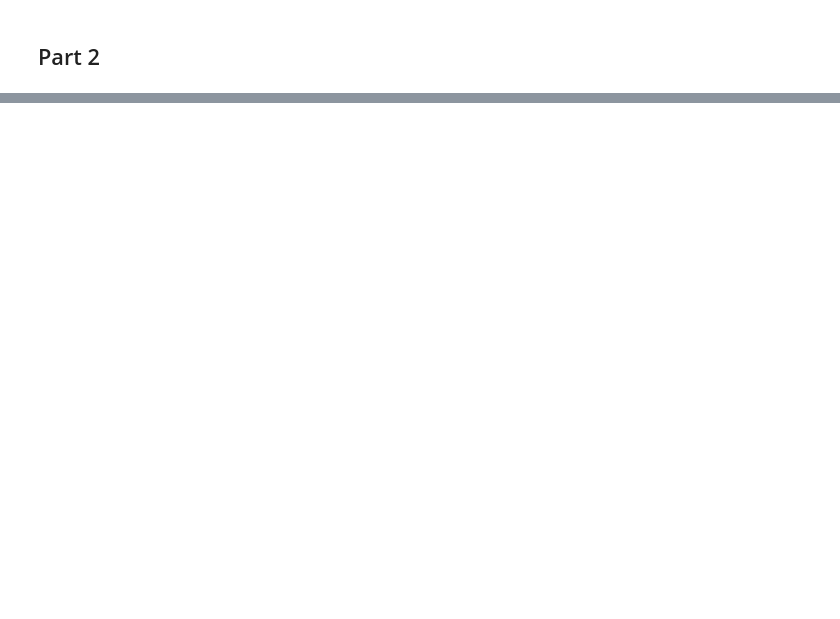
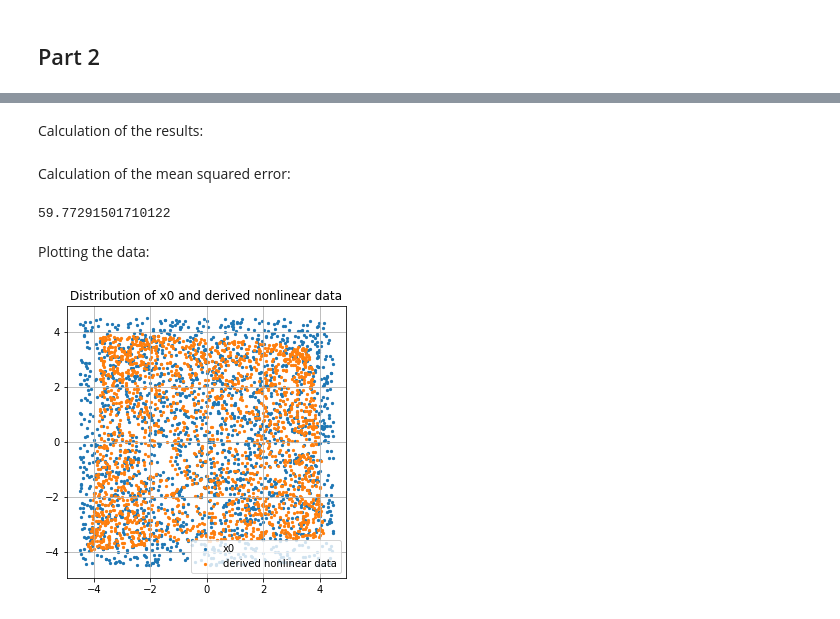
Before and after one commit to clarissanjani/MLCMS_Exercise5, a Jupyter notebook: Task3/Task3.ipynb, the cells around one changed output, grey strips where cells are left out. Saved outputs shown, nothing was run; the diff lists cells and outputs as text; code cells hidden in the pictures; blank space fills up the shorter version.

Commit message:
Changes to task 3 pushed

```diff
--- a/Task3/Task3.ipynb
+++ b/Task3/Task3.ipynb
@@ -85,0 +124,2 @@ fig5.savefig('images/task3_part1_phaseportrait', dpi=150)
+# %%
+L = 809
@@ -85,0 +128,6 @@ fig5.savefig('images/task3_part1_phaseportrait', dpi=150)
+# %%
+PHI = np.zeros([2000, L])
+
+for i in range(2000):
+    for j in range(L):
+        PHI[i, j] = rbf(x0[:, i], x0[:, j], epsilon)
@@ -85,0 +136,30 @@ fig5.savefig('images/task3_part1_phaseportrait', dpi=150)
+# %%
+C = (np.linalg.inv((PHI.transpose()@PHI))@PHI.transpose()@x1.transpose()).transpose()
+# %% [markdown]
+Calculation of the results:
+# %%
+results_array_nonlin = np.zeros([2, 2000])
+
+for i in range(2000):
+    results_array_nonlin[:, i] = nonlin_decomp(x1[:, i], x0, L, C, epsilon)
+# %% [markdown]
+Calculation of the mean squared error:
+# %%
+mse = np.linalg.norm(results_array_nonlin - x1)**2
+mse
+# %% [output]
+59.77291501710122
+# %% [markdown]
+Plotting the data:
+# %%
+fig = plt.figure(figsize=(5,5))
+ax = fig.add_subplot()
+ax.scatter(x0_np[:,0], x0_np[:, 1], s = 5, label='x0')
+ax.scatter(results_array_nonlin[0,:], results_array_nonlin[1,:], s = 5, label="derived nonlinear data")
+ax.set_title("Distribution of x0 and derived nonlinear data")
+ax.legend()
+ax.grid()
+
+fig.savefig('images/task3_2_distributionX0X1', dpi=150)
+# %% [output]
+[figure, added]
```
Also changed, not shown: parts of 12 cells of this notebook, 3 other files.
